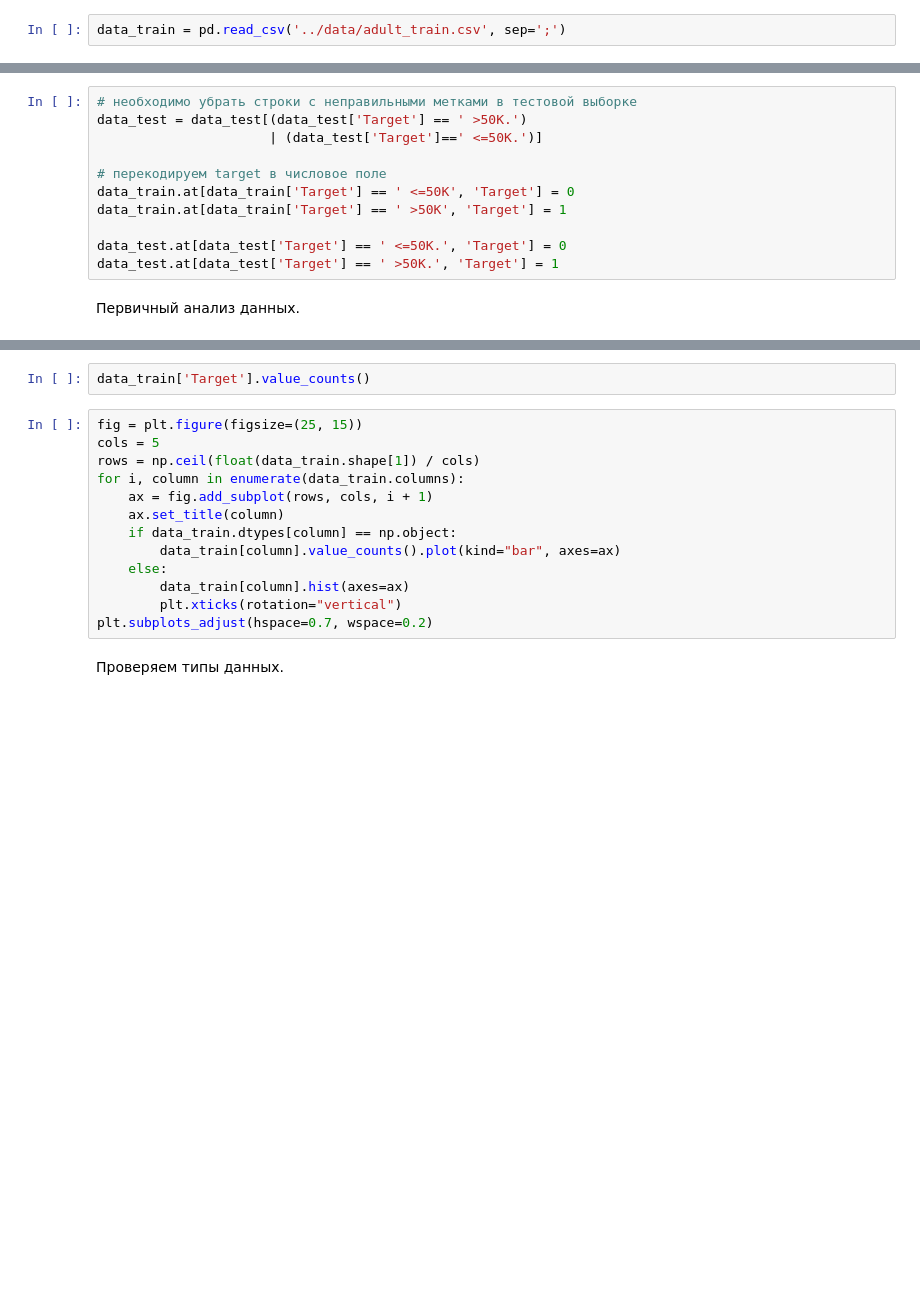
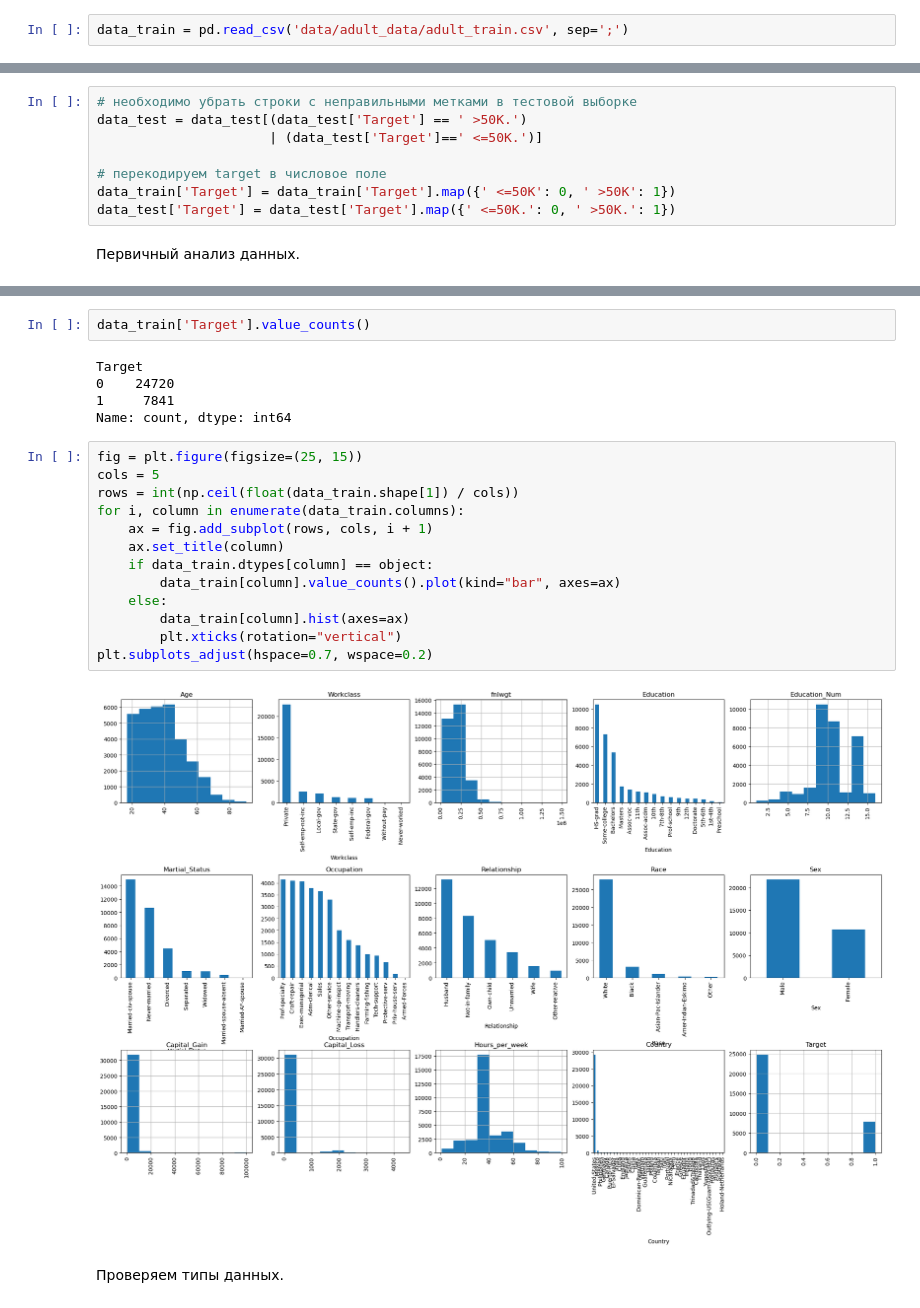
Before and after one commit to SpectralJager/asu_mag, a Jupyter notebook: машинное обучение/Lab-4-Task.ipynb, the cells around one changed output, grey strips where cells are left out. Saved outputs shown, nothing was run; the diff lists cells and outputs as text; blank space fills up the shorter version.

```diff
--- a/машинное обучение/Lab-4-Task.ipynb
+++ b/машинное обучение/Lab-4-Task.ipynb
@@ -225,4 +253,4 @@ def best_feature_to_split(X, y):
 # %% [markdown]
 Считываем обучающую и тестовую выборки.
 # %%
-data_train = pd.read_csv('../data/adult_train.csv', sep=';')
+data_train = pd.read_csv('data/adult_data/adult_train.csv', sep=';')
@@ -240,11 +280,8 @@ data_test = data_test[(data_test['Target'] == ' >50K.')
                       | (data_test['Target']==' <=50K.')]
 
 # перекодируем target в числовое поле
-data_train.at[data_train['Target'] == ' <=50K', 'Target'] = 0
-data_train.at[data_train['Target'] == ' >50K', 'Target'] = 1
-
-data_test.at[data_test['Target'] == ' <=50K.', 'Target'] = 0
-data_test.at[data_test['Target'] == ' >50K.', 'Target'] = 1
+data_train['Target'] = data_train['Target'].map({' <=50K': 0, ' >50K': 1})
+data_test['Target'] = data_test['Target'].map({' <=50K.': 0, ' >50K.': 1})
 # %% [markdown]
 Первичный анализ данных.
 # %%
@@ -252,18 +306,25 @@ data_test.describe(include='all').T
 # %%
 data_train['Target'].value_counts()
+# %% [output]
+Target
+0    24720
+1     7841
+Name: count, dtype: int64
 # %%
 fig = plt.figure(figsize=(25, 15))
 cols = 5
-rows = np.ceil(float(data_train.shape[1]) / cols)
+rows = int(np.ceil(float(data_train.shape[1]) / cols))
 for i, column in enumerate(data_train.columns):
     ax = fig.add_subplot(rows, cols, i + 1)
     ax.set_title(column)
-    if data_train.dtypes[column] == np.object:
+    if data_train.dtypes[column] == object:
         data_train[column].value_counts().plot(kind="bar", axes=ax)
     else:
         data_train[column].hist(axes=ax)
         plt.xticks(rotation="vertical")
 plt.subplots_adjust(hspace=0.7, wspace=0.2)
+# %% [output]
+[figure, added]
 # %% [markdown]
 Проверяем типы данных.
 # %%
```
Also changed, not shown: parts of 35 cells of this notebook, 2 other files.
